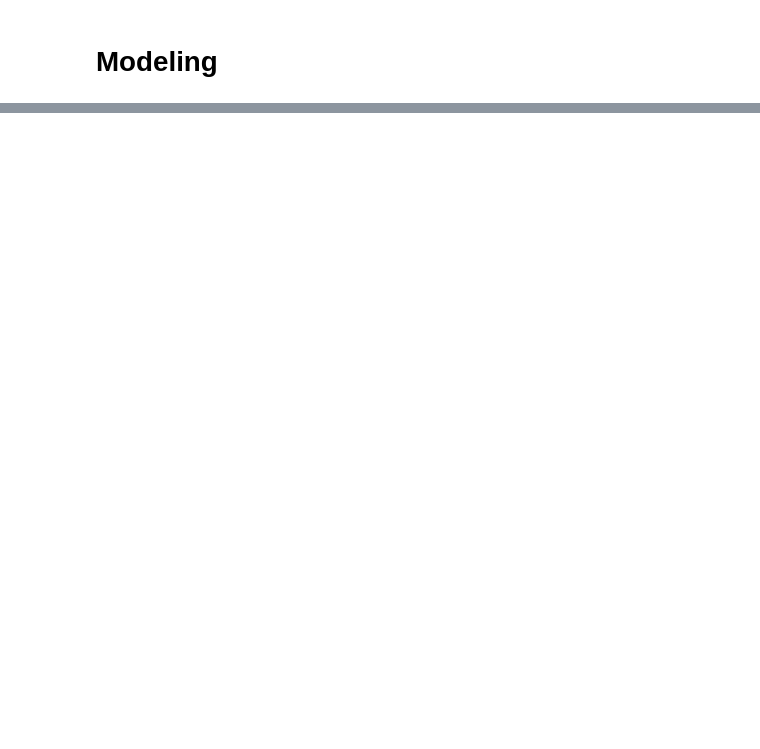
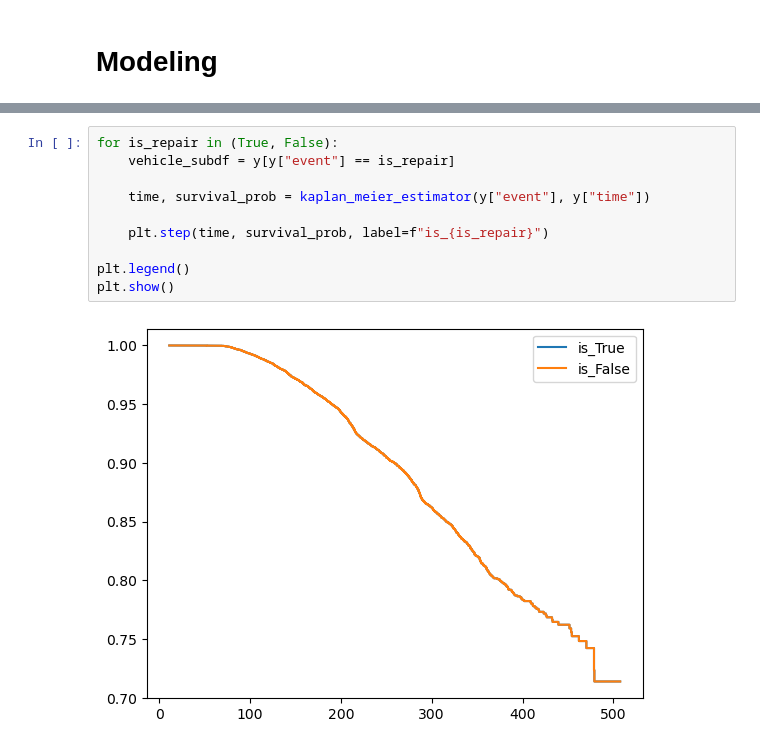
Before and after one commit to Alwaline/predictive_maintenance, a Jupyter notebook: notebooks/EDA.ipynb, the cells around one changed output, grey strips where cells are left out. Drawn from its saved outputs; the diff is of its cells as text; blank space fills up the shorter version.

```diff
--- a/notebooks/EDA.ipynb
+++ b/notebooks/EDA.ipynb
@@ -982,0 +1105,12 @@ df_operational_readouts_tr_full
+# %%
+for is_repair in (True, False):
+    vehicle_subdf = y[y["event"] == is_repair]
+
+    time, survival_prob = kaplan_meier_estimator(y["event"], y["time"])
+
+    plt.step(time, survival_prob, label=f"is_{is_repair}")
+
+plt.legend()
+plt.show()
+# %% [output]
+[figure, added]
```
Also changed, not shown: parts of 28 cells of this notebook.
